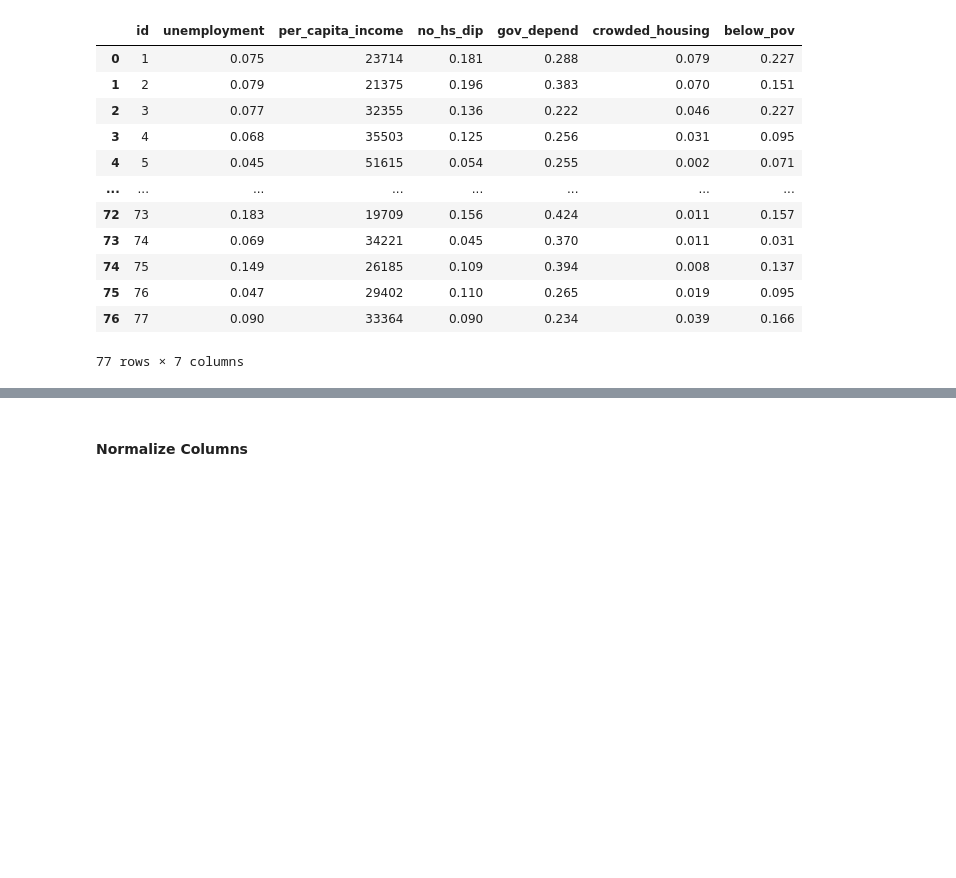
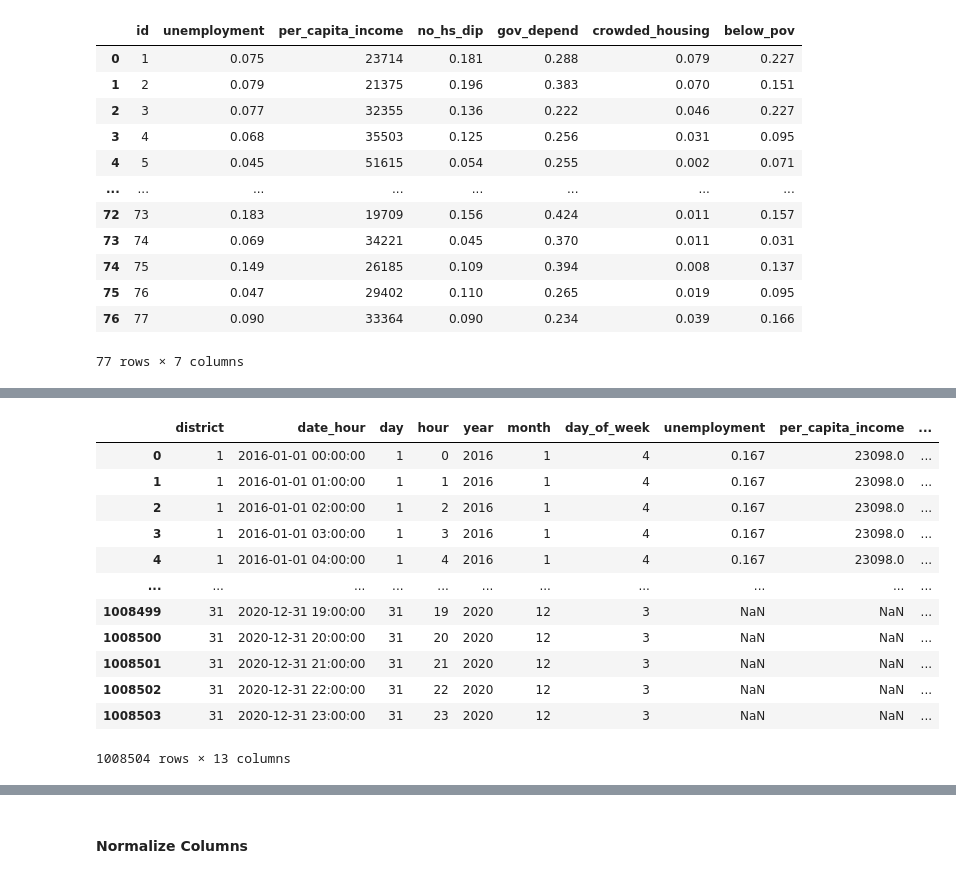
Before and after one commit to evanameyer1/Uncovering-New-Factors-In-Chicago-Crime-through-Regression-Models, a Jupyter notebook: models/notebooks/04_feature_engineering.ipynb, the cells around one changed output, grey strips where cells are left out. Drawn from its saved outputs; the diff is of its cells as text; code cells hidden in the pictures; blank space fills up the shorter version.

```diff
--- a/models/notebooks/04_feature_engineering.ipynb
+++ b/models/notebooks/04_feature_engineering.ipynb
@@ -220,0 +333,17 @@ final_df_area_avg
+# %%
+base_df_with_district_stats = base_df_with_district_stats.groupby(['district', 'date_hour', 'day', 'hour', 'year', 'month', 'day_of_week'])[['unemployment', 'per_capita_income', 'no_hs_dip', 'gov_depend', 'crowded_housing', 'below_pov']].agg('mean').reset_index()
+base_df_with_district_stats
+# %% [output]
+|  | district | date_hour | day | hour | year | month | day_of_week | unemployment | per_capita_income | ... |
+| 0 | 1 | 2016-01-01 00:00:00 | 1 | 0 | 2016 | 1 | 4 | 0.167 | 23098.0 | ... |
+| 1 | 1 | 2016-01-01 01:00:00 | 1 | 1 | 2016 | 1 | 4 | 0.167 | 23098.0 | ... |
+| 2 | 1 | 2016-01-01 02:00:00 | 1 | 2 | 2016 | 1 | 4 | 0.167 | 23098.0 | ... |
+| 3 | 1 | 2016-01-01 03:00:00 | 1 | 3 | 2016 | 1 | 4 | 0.167 | 23098.0 | ... |
+| 4 | 1 | 2016-01-01 04:00:00 | 1 | 4 | 2016 | 1 | 4 | 0.167 | 23098.0 | ... |
+| ... | ... | ... | ... | ... | ... | ... | ... | ... | ... | ... |
+| 1008499 | 31 | 2020-12-31 19:00:00 | 31 | 19 | 2020 | 12 | 3 | NaN | NaN | ... |
+| 1008500 | 31 | 2020-12-31 20:00:00 | 31 | 20 | 2020 | 12 | 3 | NaN | NaN | ... |
+| 1008501 | 31 | 2020-12-31 21:00:00 | 31 | 21 | 2020 | 12 | 3 | NaN | NaN | ... |
+| 1008502 | 31 | 2020-12-31 22:00:00 | 31 | 22 | 2020 | 12 | 3 | NaN | NaN | ... |
+| 1008503 | 31 | 2020-12-31 23:00:00 | 31 | 23 | 2020 | 12 | 3 | NaN | NaN | ... |
+1008504 rows × 13 columns
```
Also changed, not shown: parts of 54 cells of this notebook, 1 other file.
